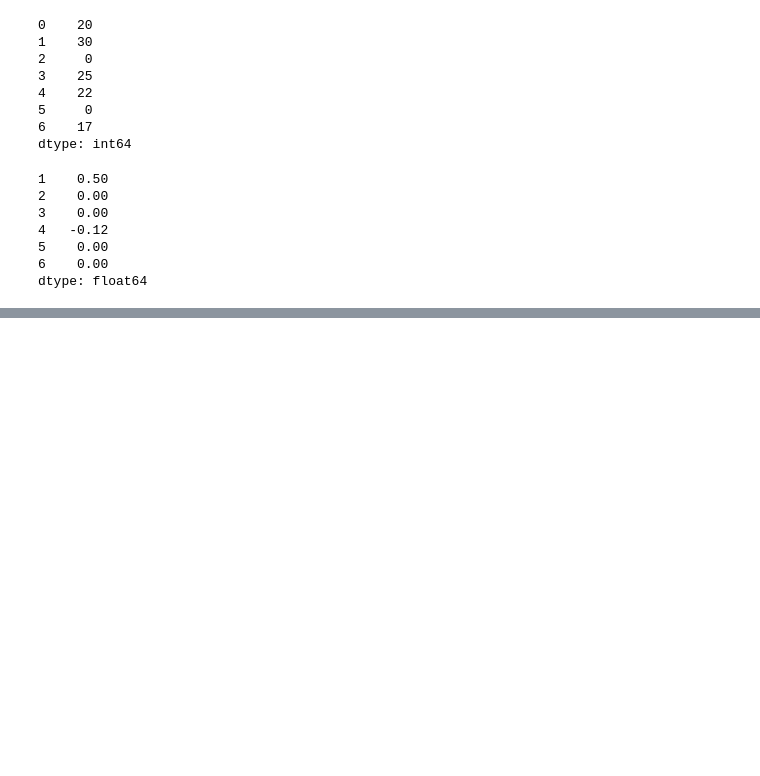
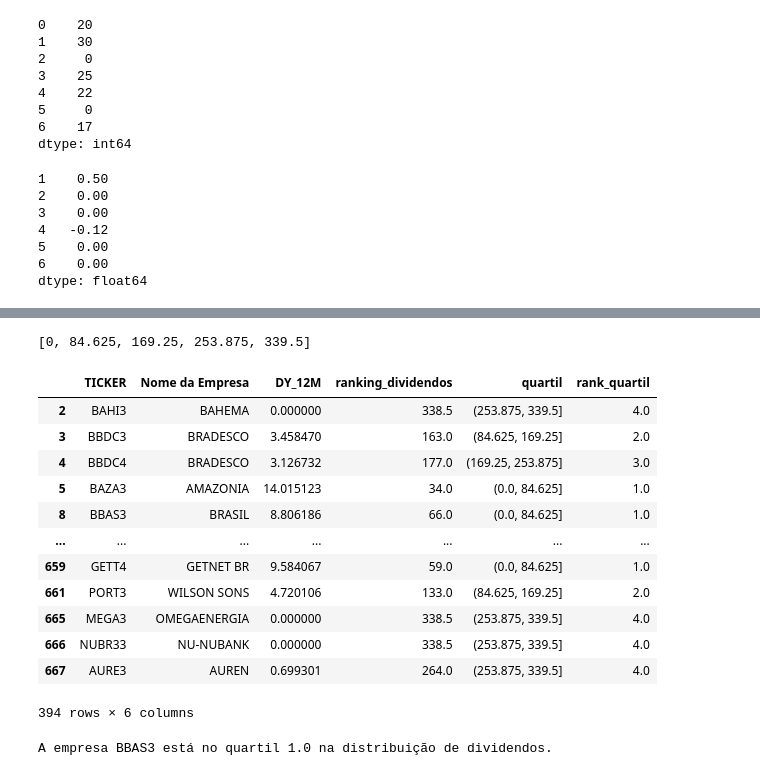
Before and after one commit to Jgonsan/Python, a Jupyter notebook: Pandas.ipynb, the cells around one changed output, grey strips where cells are left out. Saved outputs shown, nothing was run; the diff lists cells and outputs as text; code cells hidden in the pictures; blank space fills up the shorter version.

Commit message:
atualização

```diff
--- a/Pandas.ipynb
+++ b/Pandas.ipynb
@@ -2302,0 +2500,14 @@ dtype: float64
+# %%
+#Configuração do caminho do arquivo
+import os
+#Verificando o diretório atual
+diretorio_atual = os.getcwd()
+print(diretorio_atual)
+
+#Mudando o diretório
+os.chdir('/home/jgonsan/Documents/dev/github/Python/data_set')
+diretorio_atual = os.getcwd()
+print(diretorio_atual)
+
+dados_dy = pd.read_excel('dy_yield_empresas_26set.xlsx')
+dados_dy = dados_dy.dropna()
@@ -2302,0 +2533,3 @@ dtype: float64
+# %%
+dados_dy['ranking_dividendos'] = dados_dy['DY_12M'].rank(ascending=False)
+dados_dy
@@ -2302,0 +2550,36 @@ dtype: float64
+# %%
+divisores = [0, (max(dados_dy['ranking_dividendos'])/4),
+                (max(dados_dy['ranking_dividendos'])/2),
+                (3*max(dados_dy['ranking_dividendos'])/4),
+                max(dados_dy['ranking_dividendos'])+1]
+
+divisores
+# %% [output]
+[0, 84.625, 169.25, 253.875, 339.5]
+# %%
+
+dados_dy['quartil'] = pd.cut(dados_dy['ranking_dividendos'], divisores)
+dados_dy['rank_quartil'] = dados_dy['quartil'].rank(method='dense')
+dados_dy
+# %% [output]
+|  | TICKER | Nome da Empresa | DY_12M | ranking_dividendos | quartil | rank_quartil |
+| 2 | BAHI3 | BAHEMA | 0.000000 | 338.5 | (253.875, 339.5] | 4.0 |
+| 3 | BBDC3 | BRADESCO | 3.458470 | 163.0 | (84.625, 169.25] | 2.0 |
+| 4 | BBDC4 | BRADESCO | 3.126732 | 177.0 | (169.25, 253.875] | 3.0 |
+| 5 | BAZA3 | AMAZONIA | 14.015123 | 34.0 | (0.0, 84.625] | 1.0 |
+| 8 | BBAS3 | BRASIL | 8.806186 | 66.0 | (0.0, 84.625] | 1.0 |
+| ... | ... | ... | ... | ... | ... | ... |
+| 659 | GETT4 | GETNET BR | 9.584067 | 59.0 | (0.0, 84.625] | 1.0 |
+| 661 | PORT3 | WILSON SONS | 4.720106 | 133.0 | (84.625, 169.25] | 2.0 |
+| 665 | MEGA3 | OMEGAENERGIA | 0.000000 | 338.5 | (253.875, 339.5] | 4.0 |
+| 666 | NUBR33 | NU-NUBANK | 0.000000 | 338.5 | (253.875, 339.5] | 4.0 |
+| 667 | AURE3 | AUREN | 0.699301 | 264.0 | (253.875, 339.5] | 4.0 |
+394 rows × 6 columns
+# %%
+empresa_escolhida = input('''Qual empresa você quer saber o quartil que ela ocupa na
+                          distribuição de dividendos? (Digite o ticker da empresa): ''').upper()
+quartil = (dados_dy[dados_dy['TICKER'] == empresa_escolhida]).iloc[0, 5]
+
+print(f'A empresa {empresa_escolhida} está no quartil {quartil} na distribuição de dividendos.')
+# %% [output]
+A empresa BBAS3 está no quartil 1.0 na distribuição de dividendos.
```
Also changed, not shown: parts of 23 cells of this notebook.
